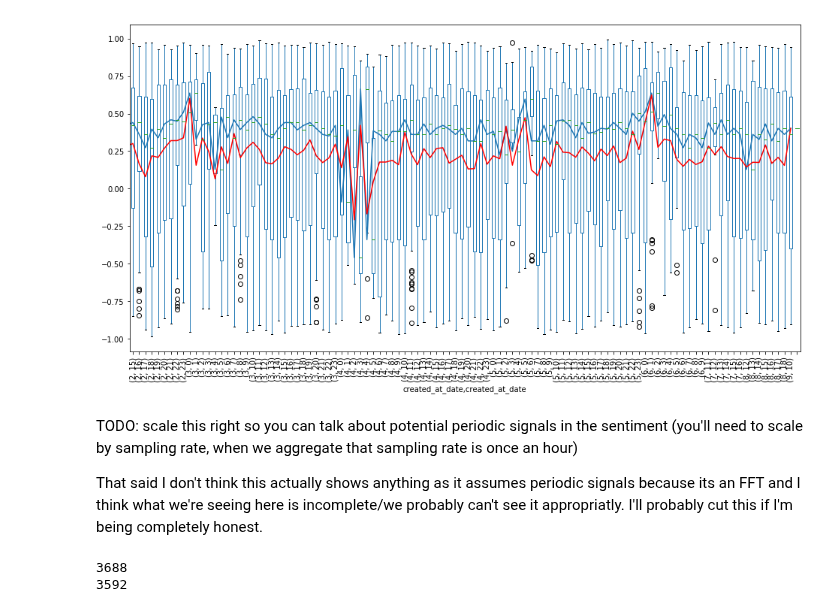
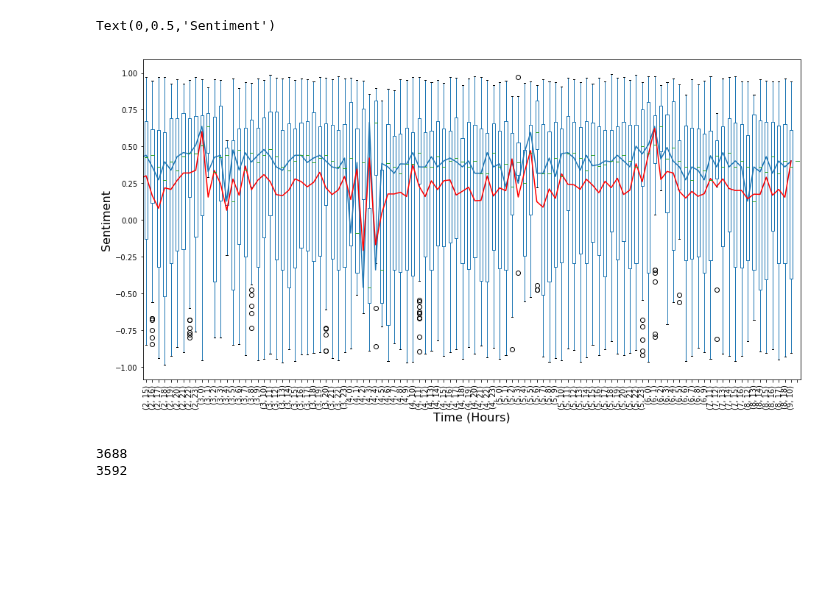
Before and after one commit to cybera/data-science-for-entrepreneurs-workshops, a Jupyter notebook: sentiment.ipynb, the cells around one changed output. Saved outputs shown, nothing was run; the diff lists cells and outputs as text; code cells hidden in the pictures; blank space fills up the shorter version.

```diff
--- a/sentiment.ipynb
+++ b/sentiment.ipynb
@@ -60,21 +132,24 @@ TODO: Find sentiment around a topic or something along those lines, however afte
 # %%
-import seaborn as sns
 s_df = df.drop_duplicates(subset='extended_tweet_cleaned', keep="last")
 s_df = s_df[s_df.score !=0]
 s_df = s_df[s_df.latitude.isnull()]
 # sentiment_df = sentiment_df[sentiment_df.coordinates.isnull()]
 median = s_df[['score',
              'created_at_date']].groupby(
                             by=[
                                 s_df.created_at_date.dt.day,
                                 s_df.created_at_date.dt.hour],
                             as_index=False)
 
 ax = median['score'].boxplot(subplots=False, figsize = (16,8), rot = 90)
 ax = s_df['score'].groupby([s_df.created_at_date.dt.day,
                             s_df.created_at_date.dt.hour]).median().plot(kind='line', rot=90)
 
 ax = s_df['score'].groupby([s_df.created_at_date.dt.day,
                            s_df.created_at_date.dt.hour]).mean().plot(kind='line', rot=90, color='r')
+
+ax.set_xlabel("Time (Hours)", size = 16)
+ax.set_ylabel("Sentiment", size = 16)
 # %% [output]
+Text(0,0.5,'Sentiment')
-[figure, old version]
+[figure, new version]
@@ -83,7 +156,3 @@ import numpy as np
-# %% [markdown]
-TODO: scale this right so you can talk about potential periodic signals in the sentiment (you'll need to scale by sampling rate, when we aggregate that sampling rate is once an hour)
-
-That said I don't think this actually shows anything as it assumes periodic signals because its an FFT and I think what we're seeing here is incomplete/we probably can't see it appropriatly. I'll probably cut this if I'm being completely honest.
 # %%
 subset = df[df.created_at_date.dt.day ==3]
 print(len(subset))
```
Also changed, not shown: parts of 19 cells of this notebook.
